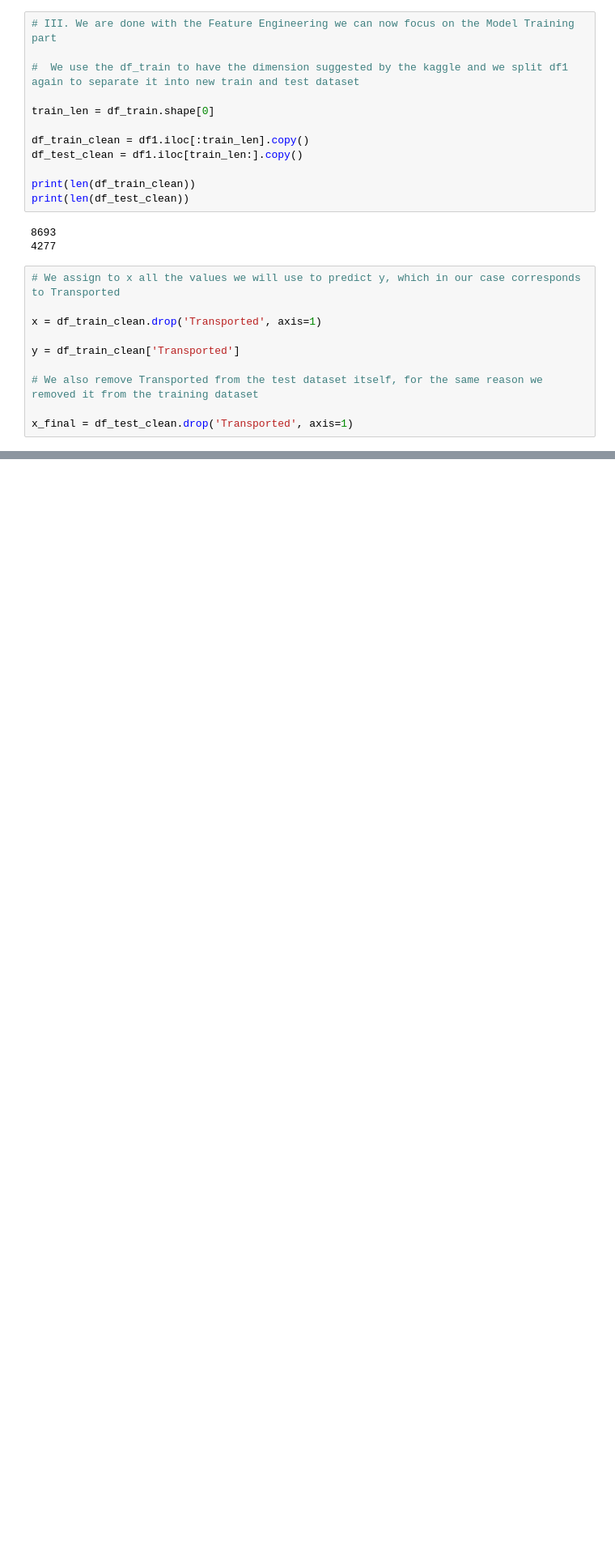
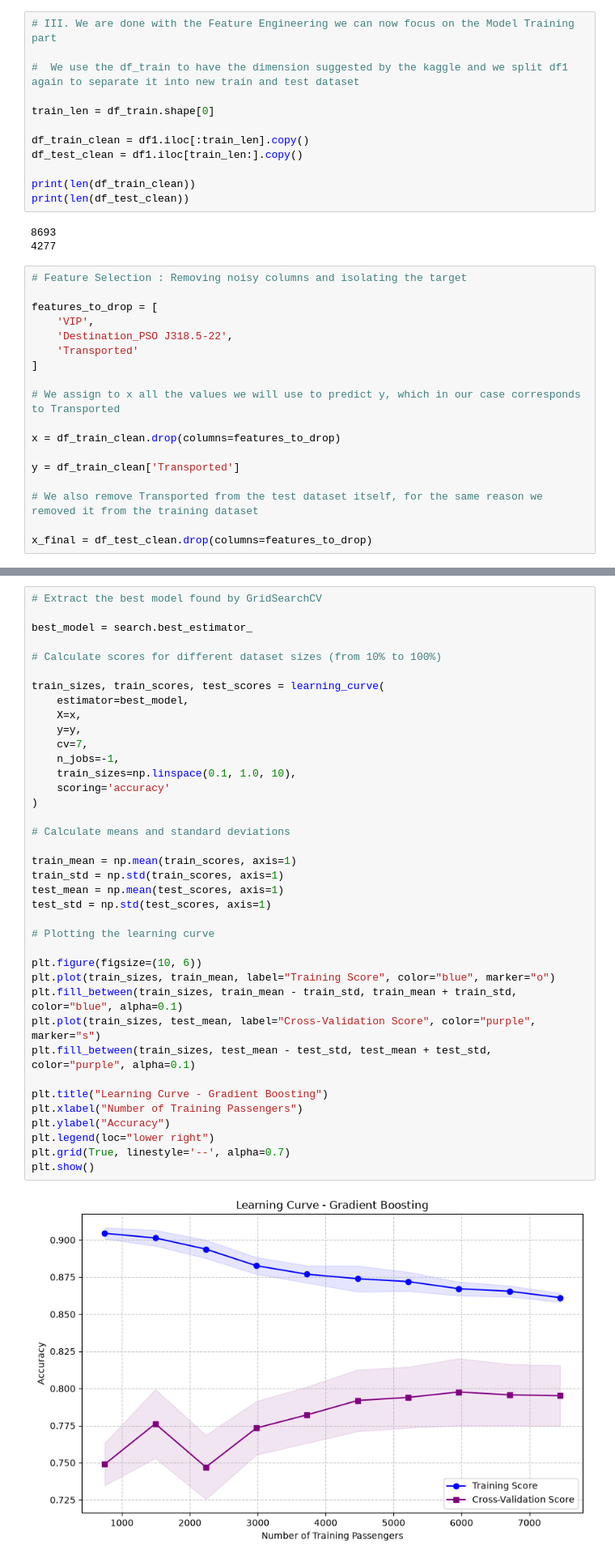
Before and after one commit to EnzoL987/Spaceship-Titanic-, a Jupyter notebook: Notebooks/01_baseline_random_forest.ipynb, the cells around one changed output, grey strips where cells are left out. Shown at 81% size. Saved outputs shown, nothing was run; the diff lists cells and outputs as text; blank space fills up the shorter version.

Commit message:
best for rf?

```diff
--- a/Notebooks/01_baseline_random_forest.ipynb
+++ b/Notebooks/01_baseline_random_forest.ipynb
@@ -357,13 +359,21 @@ print(len(df_test_clean))
 8693
 4277
 # %%
+# Feature Selection : Removing noisy columns and isolating the target
+
+features_to_drop = [
+    'VIP',
+    'Destination_PSO J318.5-22',
+    'Transported'
+]
+
 # We assign to x all the values we will use to predict y, which in our case corresponds to Transported
 
-x = df_train_clean.drop('Transported', axis=1)
+x = df_train_clean.drop(columns=features_to_drop)
 
 y = df_train_clean['Transported']
 
 # We also remove Transported from the test dataset itself, for the same reason we removed it from the training dataset
 
-x_final = df_test_clean.drop('Transported', axis=1)
+x_final = df_test_clean.drop(columns=features_to_drop)
 # %%
@@ -395,0 +428,40 @@ Fichier submission.csv généré avec succès
+# %%
+# Extract the best model found by GridSearchCV
+
+best_model = search.best_estimator_
+
+# Calculate scores for different dataset sizes (from 10% to 100%)
+
+train_sizes, train_scores, test_scores = learning_curve(
+    estimator=best_model,
+    X=x,
+    y=y,
+    cv=7,
+    n_jobs=-1,
+    train_sizes=np.linspace(0.1, 1.0, 10),
+    scoring='accuracy'
+)
+
+# Calculate means and standard deviations
+
+train_mean = np.mean(train_scores, axis=1)
+train_std = np.std(train_scores, axis=1)
+test_mean = np.mean(test_scores, axis=1)
+test_std = np.std(test_scores, axis=1)
+
+# Plotting the learning curve
+
+plt.figure(figsize=(10, 6))
+plt.plot(train_sizes, train_mean, label="Training Score", color="blue", marker="o")
+plt.fill_between(train_sizes, train_mean - train_std, train_mean + train_std, color="blue", alpha=0.1)
+plt.plot(train_sizes, test_mean, label="Cross-Validation Score", color="purple", marker="s")
+plt.fill_between(train_sizes, test_mean - test_std, test_mean + test_std, color="purple", alpha=0.1)
+
+plt.title("Learning Curve - Gradient Boosting")
+plt.xlabel("Number of Training Passengers")
+plt.ylabel("Accuracy")
+plt.legend(loc="lower right")
+plt.grid(True, linestyle='--', alpha=0.7)
+plt.show()
+# %% [output]
+[figure, added]
```
Also changed, not shown: parts of 5 cells of this notebook, 1 other file.
